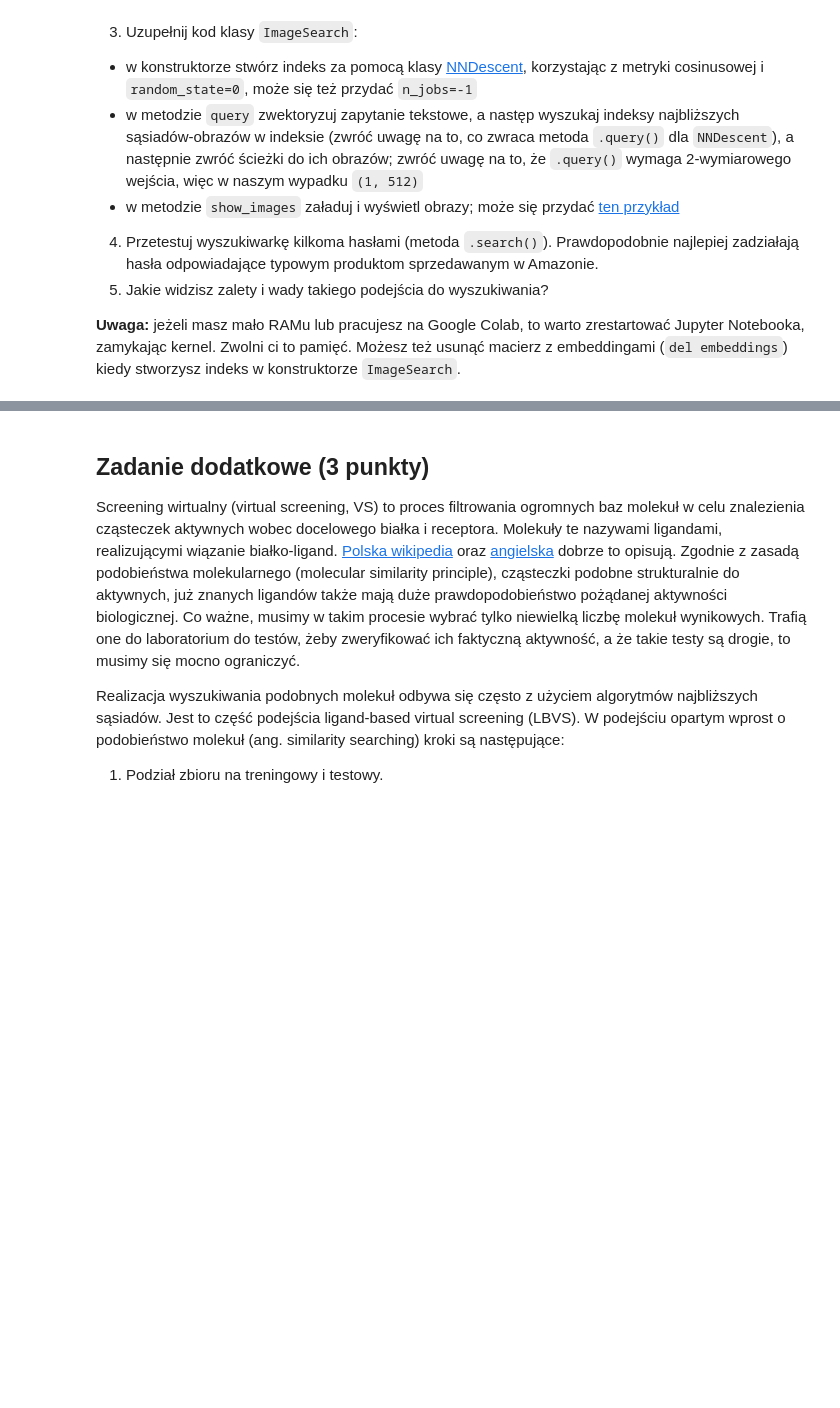
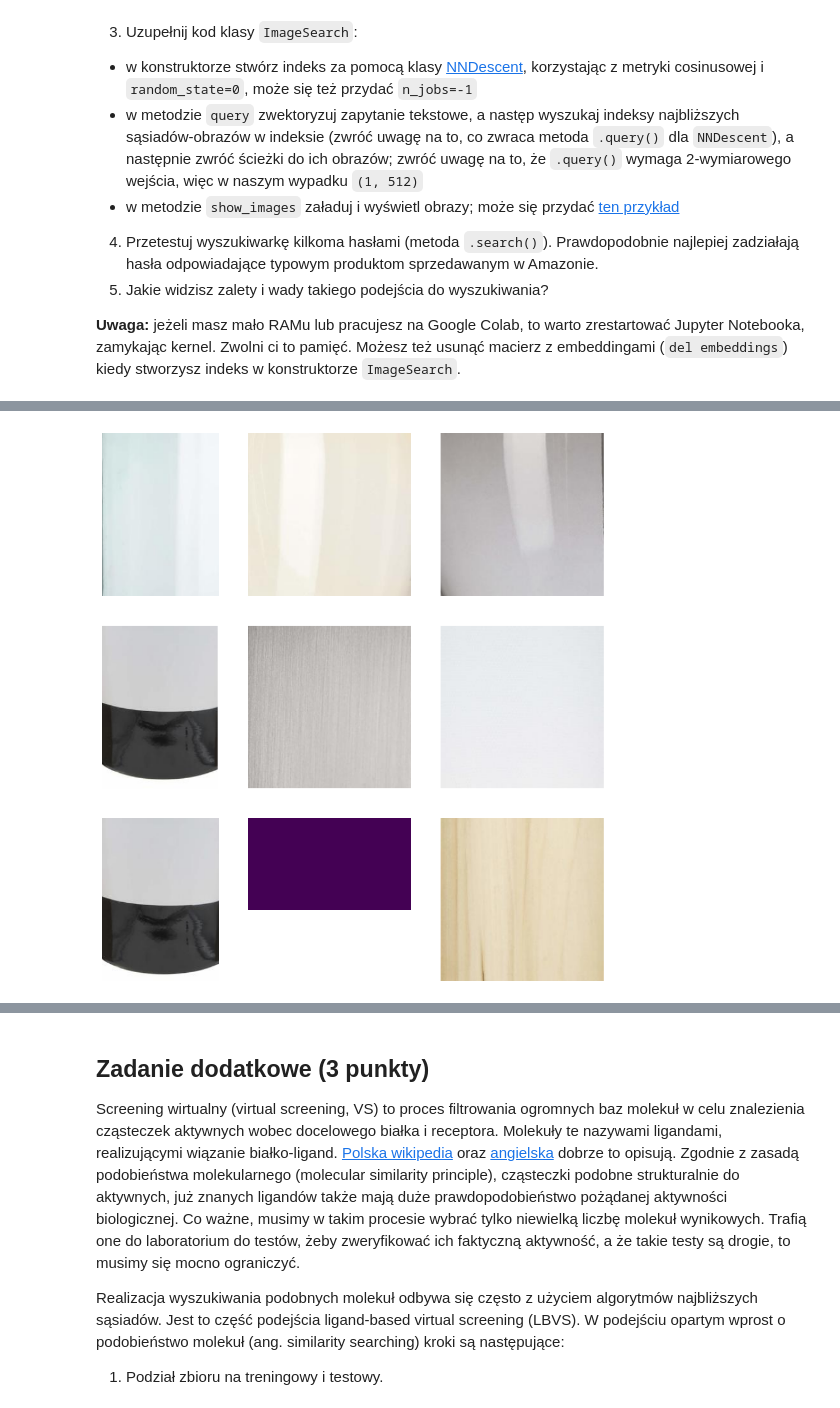
Before and after one commit to domino644/pum, a Jupyter notebook: lab2/notebook.ipynb, the cells around one changed output, grey strips where cells are left out. Saved outputs shown, nothing was run; the diff lists cells and outputs as text; code cells hidden in the pictures; blank space fills up the shorter version.

```diff
--- a/lab2/notebook.ipynb
+++ b/lab2/notebook.ipynb
@@ -709,0 +871,4 @@ image_search.search("blue pillow")
+# %%
+image_search.search('Andrzej Golota')
+# %% [output]
+[figure, added]
```
Also changed, not shown: parts of 25 cells of this notebook, 3 other files.
